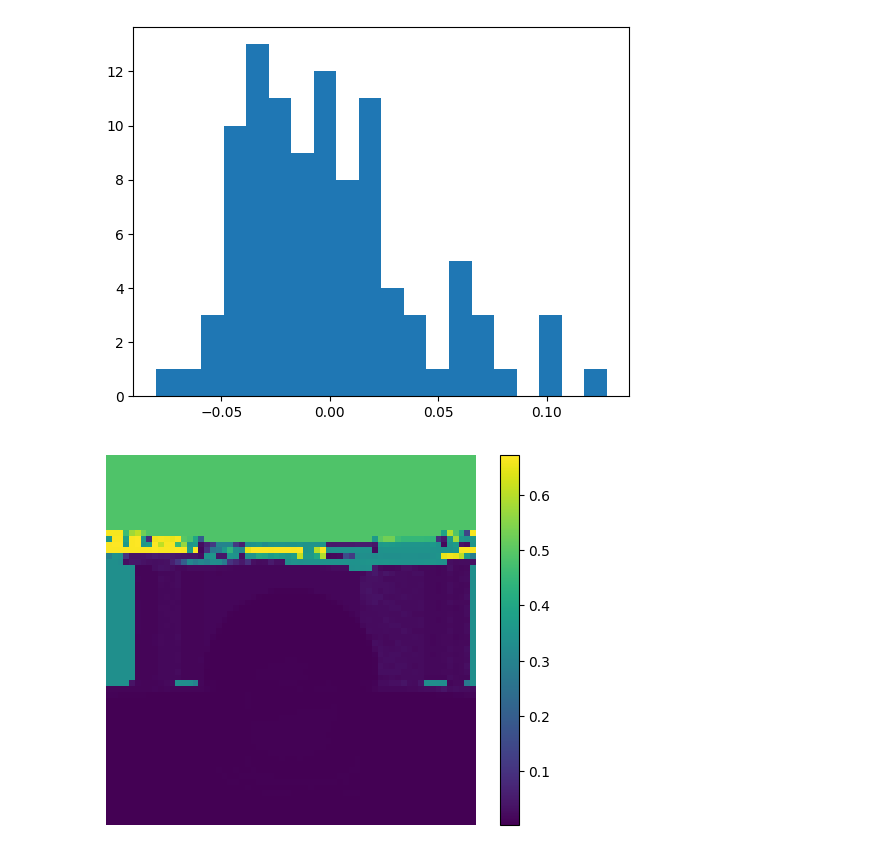
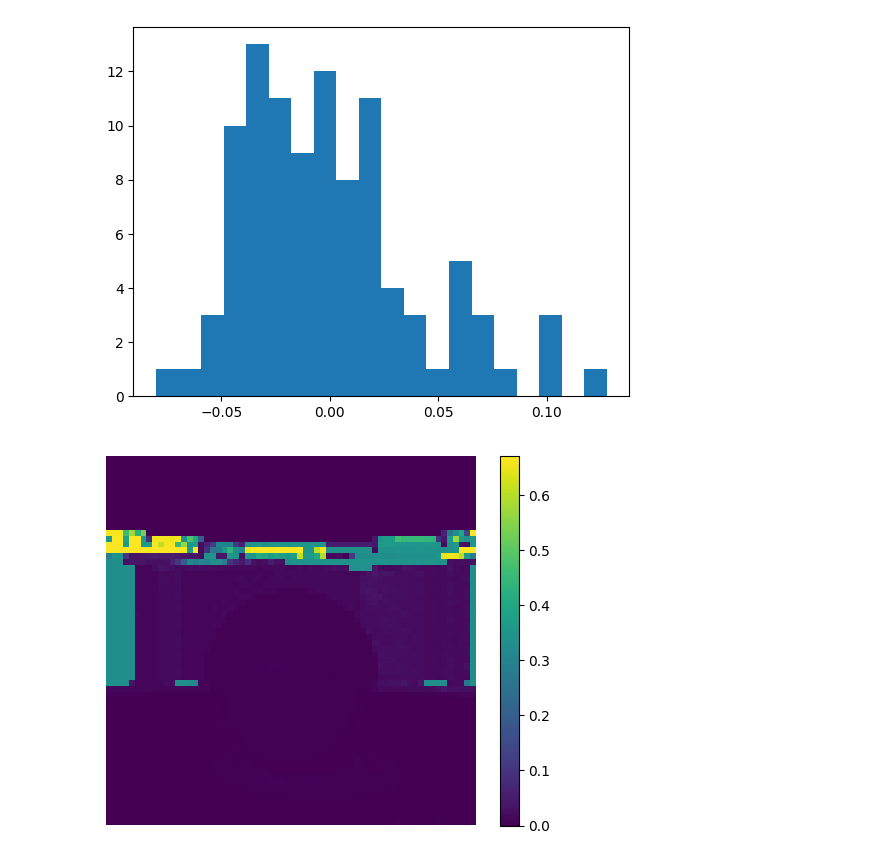
Before and after one commit to KeiderHoyos/IndependenceTestingDifferenceEntropies, a Jupyter notebook: demo.ipynb, the cells around one changed output. Saved outputs shown, nothing was run; the diff lists cells and outputs as text; code cells hidden in the pictures.

```diff
--- a/demo.ipynb
+++ b/demo.ipynb
@@ -537,6 +537,7 @@ device = torch.device('cuda' if torch.cuda.is_available() else 'cpu')
 sample_sizes = (64,)
 n_samples = len(sample_sizes)
 test_num = 1
+n_tests = 2
 test_power = np.zeros([n_tests,n_samples, test_num])
 seed = 0
 
@@ -558,7 +559,9 @@ for i, n in enumerate(sample_sizes):
         test_power[0, i, j] = float(results_dime['h0_rejected'])
         print('Dime alpha = 1.0, diagonal kernel')
         print('threshold: ',results_dime["thresh"].item(), 'DiME', results_dime["test_stat"].item(), 'null rejected:' ,results_dime["h0_rejected"].item())
-
+        hsic2 = IndpTest_LKWeightGaussian(X_tensor, Y_tensor, device, alpha=0.05, n_permutation=100, null_gamma = True, split_ratio = 0.5, iter_steps = 300)
+        results_all2 = hsic2.perform_test(debug = -1, if_grid_search = False) ### IF WE APPLY GRID SEARCH FOR THIS METHOD DOES NOT WORK PROPERLY
+        test_power[1 ,i ,j] = float(results_all2['h0_rejected'])
         seed += 1
 # %% [output]
 <KeysViewHDF5 ['images', 'labels']>
@@ -594,7 +597,7 @@ def plot_pixel_weights(pixel_weights):
 # %%
 weight_x = torch.sigmoid(dime_estimator.att_x).cpu().detach().numpy()
 # find values withing 0.45 adn 0.55 and make them 0
-# weight_x[np.logical_and(weight_x>0.45, weight_x<0.55)] = 0 # these are values that were just irrelevant.
+weight_x[np.logical_and(weight_x>0.45, weight_x<0.55)] = 0 # these are values that were just irrelevant.
 plot_pixel_weights(weight_x)
 # %% [output]
-[figure, old version]
+[figure, new version]
```
Also changed, not shown: parts of 2 cells of this notebook, 3 other files.
